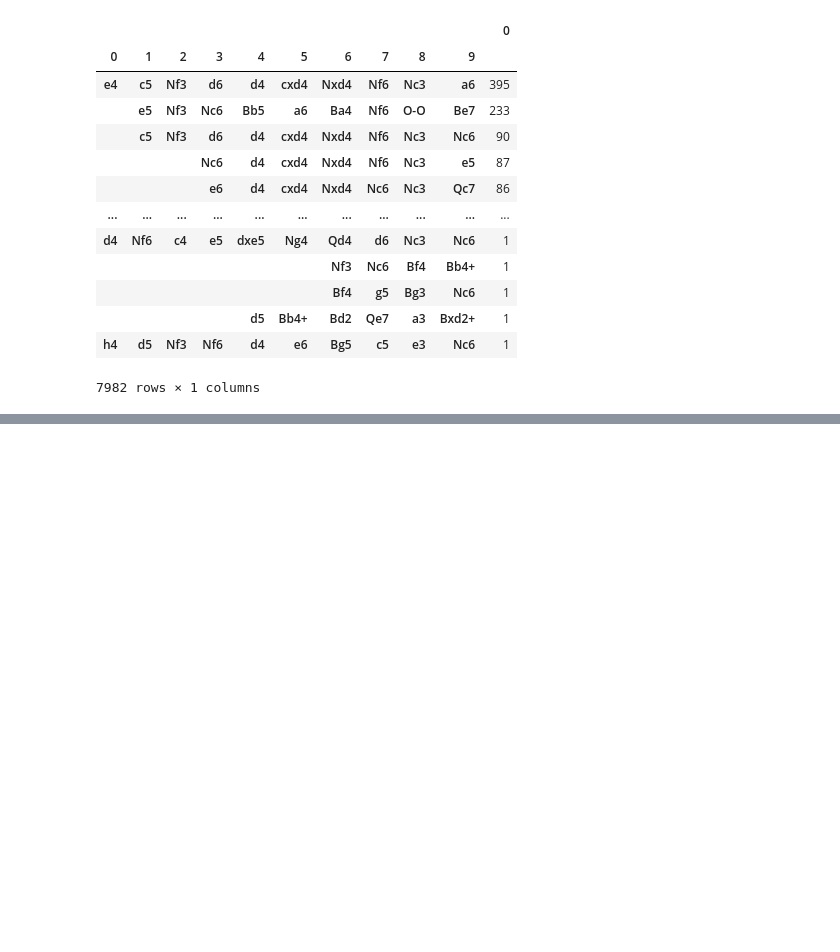
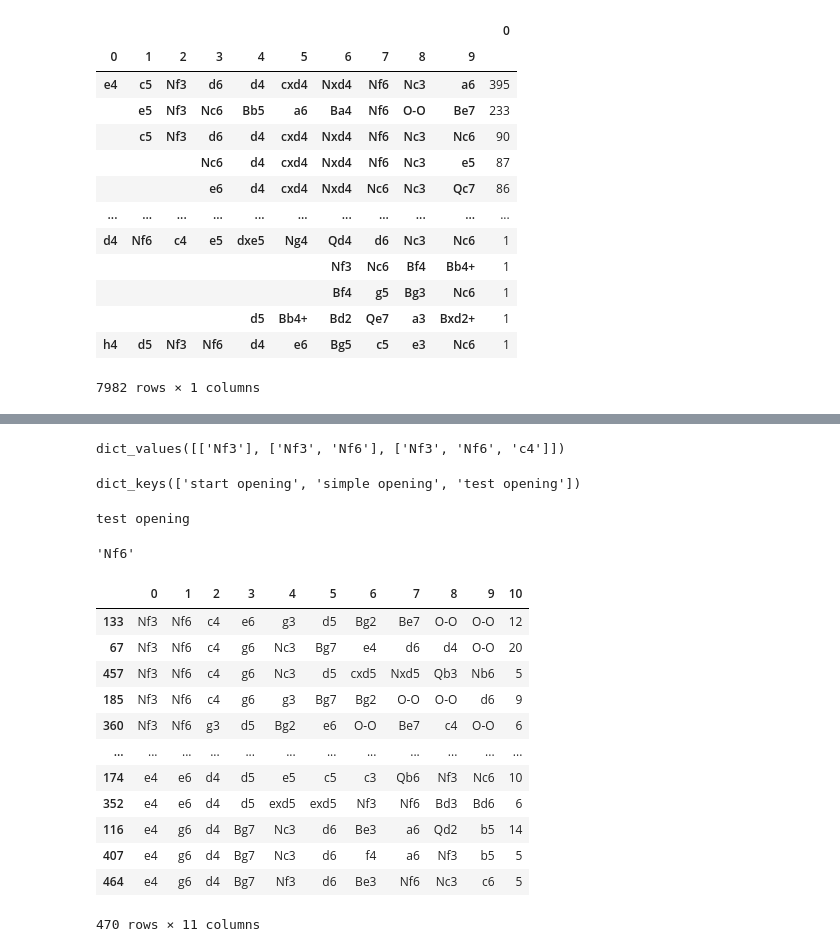
Before and after one commit to chess-choco/semi_project, a Jupyter notebook: Seyoung/Freq.ipynb, the cells around one changed output, grey strips where cells are left out. Cells and saved outputs as stored; diff of their text form; code cells hidden in the pictures; blank space fills up the shorter version.

Commit message:
opening 출력 구현

```diff
--- a/Seyoung/Freq.ipynb
+++ b/Seyoung/Freq.ipynb
@@ -80,3 +80,7 @@ Freq= count[count>=5]
 FreqDF=pd.DataFrame(Freq)
 # %%
 FreqDF.to_csv("Freq.csv",header=False)
+# %%
+chessFreq=pd.read_csv("./Freq.csv",index_col=None,header=None)
+# %%
+OpeningSeq=chessFreq.sort_values(by=[x for x in range(10)])
@@ -82,0 +93,47 @@ FreqDF.to_csv("Freq.csv",header=False)
+# %%
+print(OpeningDict.values())
+# %% [output]
+dict_values([['Nf3'], ['Nf3', 'Nf6'], ['Nf3', 'Nf6', 'c4']])
+# %%
+print(OpeningDict.keys())
+# %% [output]
+dict_keys(['start opening', 'simple opening', 'test opening'])
+# %%
+## Opening 출력
+list1=[]
+for i in range(len(p)-1):
+    list1.append(p[i])
+    if list1 in OpeningDict.values():
+        for key,value in  OpeningDict.items():
+            if value == list1:
+                opindex=key
+
+if opindex != 0:
+    print(opindex)
+else:
+    print("존재하지 않는 오프닝입니다")
+opindex=0
+# %% [output]
+test opening
+# %%
+p=OpeningSeq.iloc[1]
+for i in range(len(p)):
+    while p[i] in OpeningDict:
+# %% [output]
+'Nf6'
+# %%
+OpeningSeq
+# %% [output]
+|  | 0 | 1 | 2 | 3 | 4 | 5 | 6 | 7 | 8 | 9 | 10 |
+| 133 | Nf3 | Nf6 | c4 | e6 | g3 | d5 | Bg2 | Be7 | O-O | O-O | 12 |
+| 67 | Nf3 | Nf6 | c4 | g6 | Nc3 | Bg7 | e4 | d6 | d4 | O-O | 20 |
+| 457 | Nf3 | Nf6 | c4 | g6 | Nc3 | d5 | cxd5 | Nxd5 | Qb3 | Nb6 | 5 |
+| 185 | Nf3 | Nf6 | c4 | g6 | g3 | Bg7 | Bg2 | O-O | O-O | d6 | 9 |
+| 360 | Nf3 | Nf6 | g3 | d5 | Bg2 | e6 | O-O | Be7 | c4 | O-O | 6 |
+| ... | ... | ... | ... | ... | ... | ... | ... | ... | ... | ... | ... |
+| 174 | e4 | e6 | d4 | d5 | e5 | c5 | c3 | Qb6 | Nf3 | Nc6 | 10 |
+| 352 | e4 | e6 | d4 | d5 | exd5 | exd5 | Nf3 | Nf6 | Bd3 | Bd6 | 6 |
+| 116 | e4 | g6 | d4 | Bg7 | Nc3 | d6 | Be3 | a6 | Qd2 | b5 | 14 |
+| 407 | e4 | g6 | d4 | Bg7 | Nc3 | d6 | f4 | a6 | Nf3 | b5 | 5 |
+| 464 | e4 | g6 | d4 | Bg7 | Nf3 | d6 | Be3 | Nf6 | Nc3 | c6 | 5 |
+470 rows × 11 columns
```
Also changed, not shown: parts of 4 cells of this notebook.
